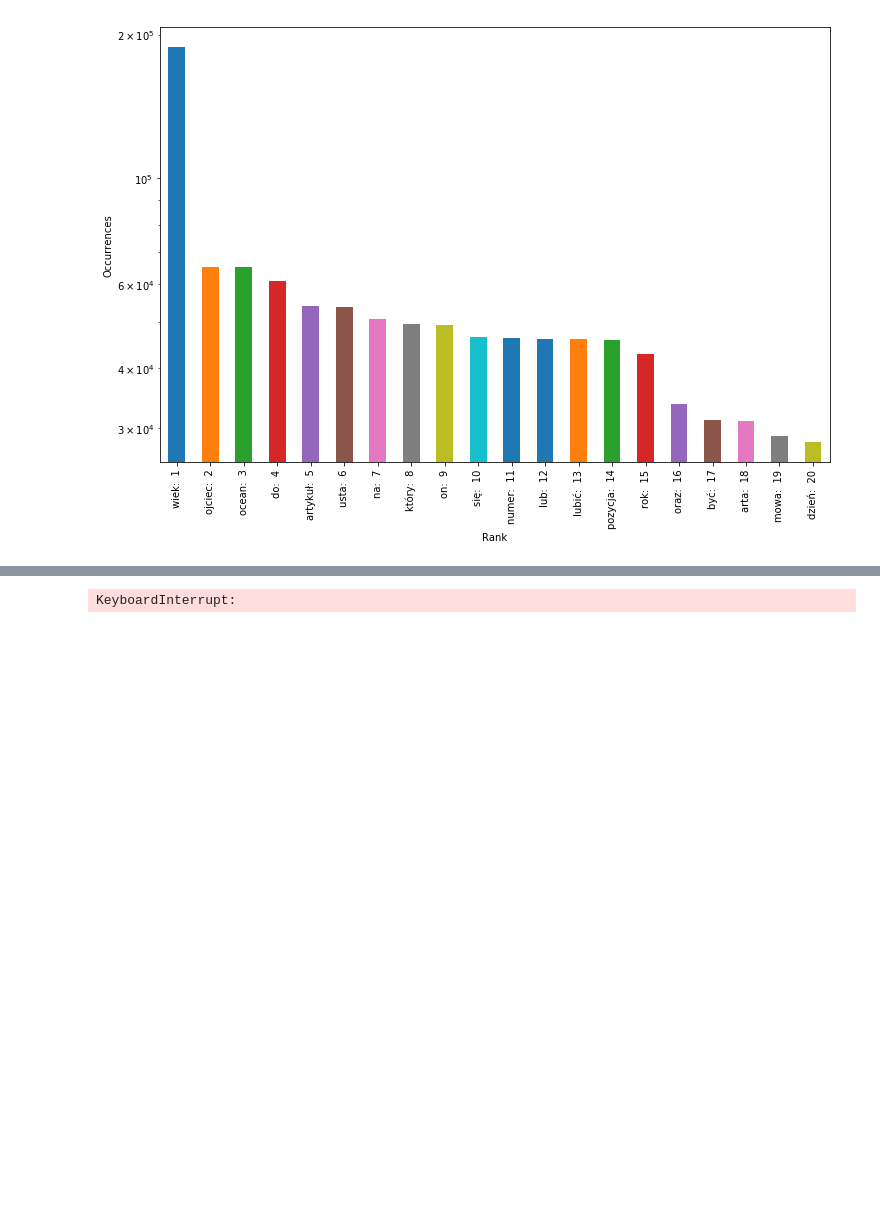
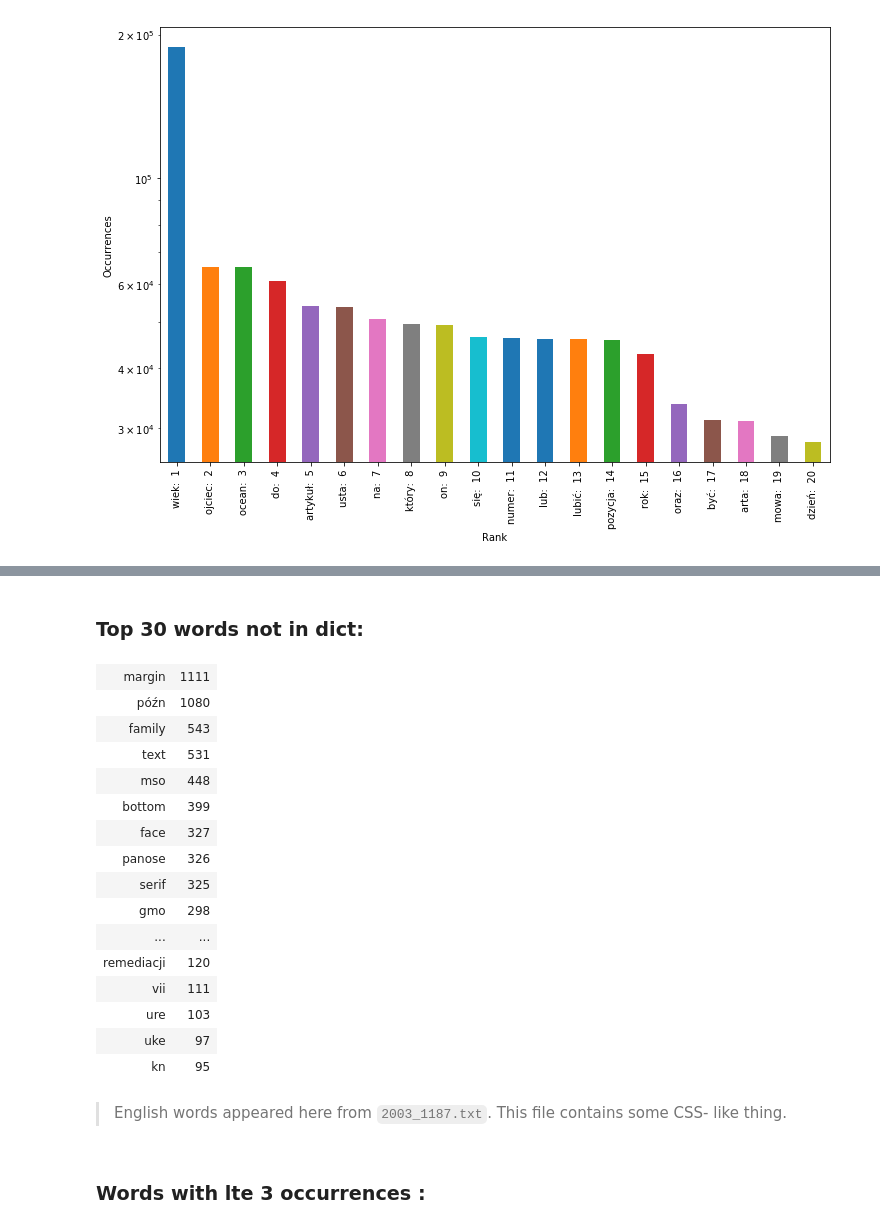
Before and after one commit to JakDar/nlp-lab-2019, a Jupyter notebook: lab3/Lab3.ipynb, the cells around one changed output, grey strips where cells are left out. Drawn from its saved outputs; the diff is of its cells as text; code cells hidden in the pictures; blank space fills up the shorter version.

```diff
--- a/lab3/Untitled.ipynb
+++ b/lab3/Lab3.ipynb
@@ -181,6 +177,36 @@ polish_dict = seq.csv("polimorfologik.out")
+# %%
+polish_dict = set(map(lambda x: x[:-1] ,open("polibash.out").readlines()))
+# %% [markdown]
+### Top 30 words not in dict:
 # %%
 top30_non_in_dict = frequency_list.filter(lambda x: x[0] not in polish_dict).take(30)
-# %%
-top30_non_in_dict #todo - pooooor performance
-# %% [output]
-KeyboardInterrupt:
+# %%
+from functional.streams import Sequence
+
+def display_seq(sequence:Sequence,rows:int)-> None:
+        sequence._repr_html_= lambda :sequence.tabulate(rows,tablefmt='html')
+        display(sequence)
+        sequence._repr_html_= lambda :sequence.tabulate(10,tablefmt='html')
+# %%
+display_seq(top30_non_in_dict,30)
+# %% [output]
+| margin | 1111 |
+| późn | 1080 |
+| family | 543 |
+| text | 531 |
+| mso | 448 |
+| bottom | 399 |
+| face | 327 |
+| panose | 326 |
+| serif | 325 |
+| gmo | 298 |
+| ... | ... |
+| remediacji | 120 |
+| vii | 111 |
+| ure | 103 |
+| uke | 97 |
+| kn | 95 |
+# %% [markdown]
+> English words appeared here from `2003_1187.txt`. This file contains some CSS- like thing.
+# %% [markdown]
+### Words with lte 3 occurrences :
```
Also changed, not shown: parts of 14 cells of this notebook.
